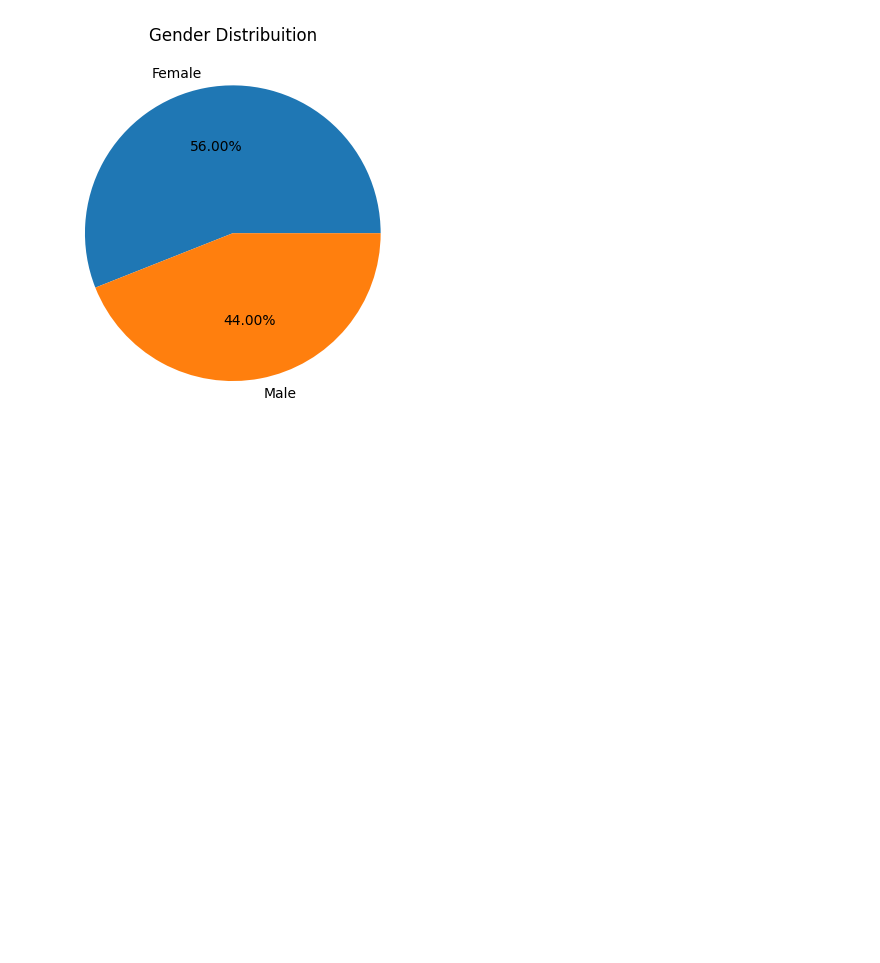
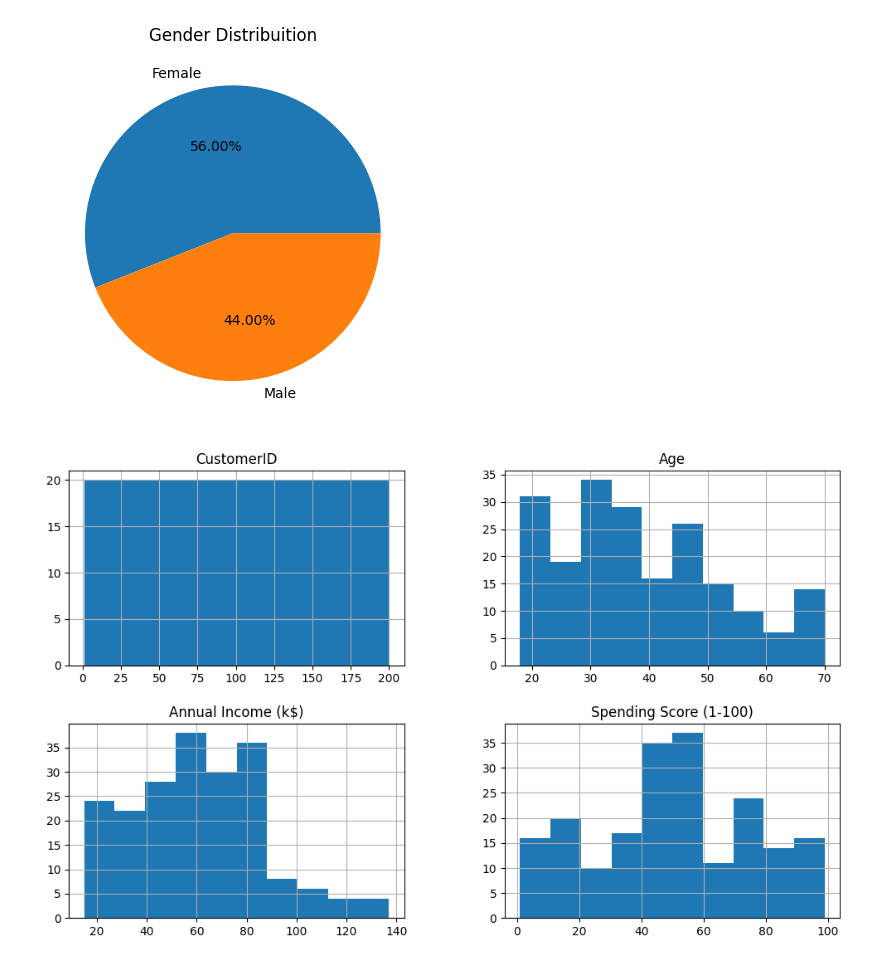
Before and after one commit to RajeevDash007/customer_segmentation_K-Means, a Jupyter notebook: code.ipynb, the cells around one changed output. Drawn from its saved outputs; the diff is of its cells as text; code cells hidden in the pictures; blank space fills up the shorter version.

```diff
--- a/code.ipynb
+++ b/code.ipynb
@@ -102,3 +102,8 @@ plt.title('Gender Distribuition')
 # %% [output]
 Text(0.5, 1.0, 'Gender Distribuition')
 [figure]
+# %%
+data.hist(figsize  = (12,7))
+plt.show()
+# %% [output]
+[figure, added]
```
Also changed, not shown: parts of 1 cell of this notebook.
